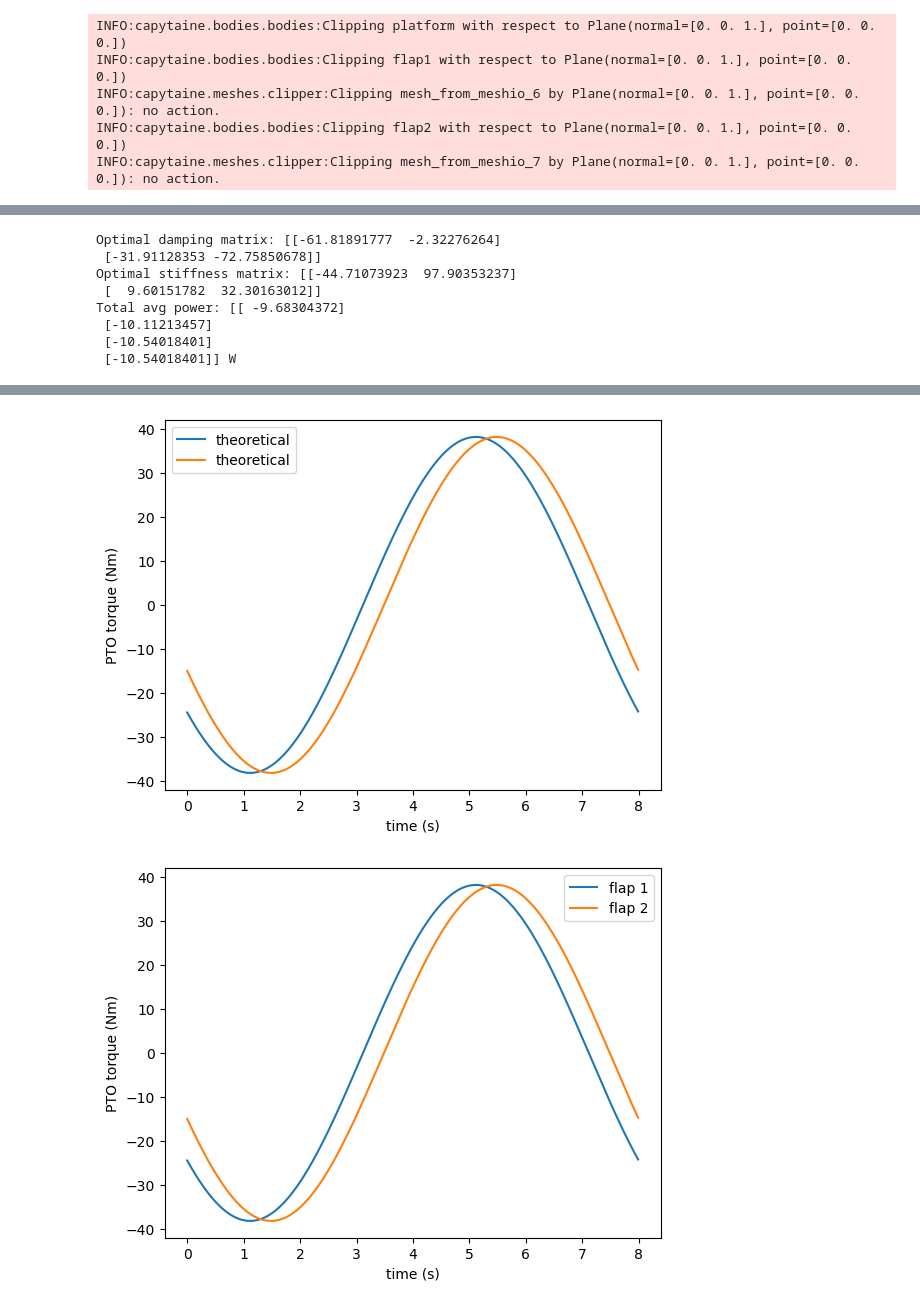
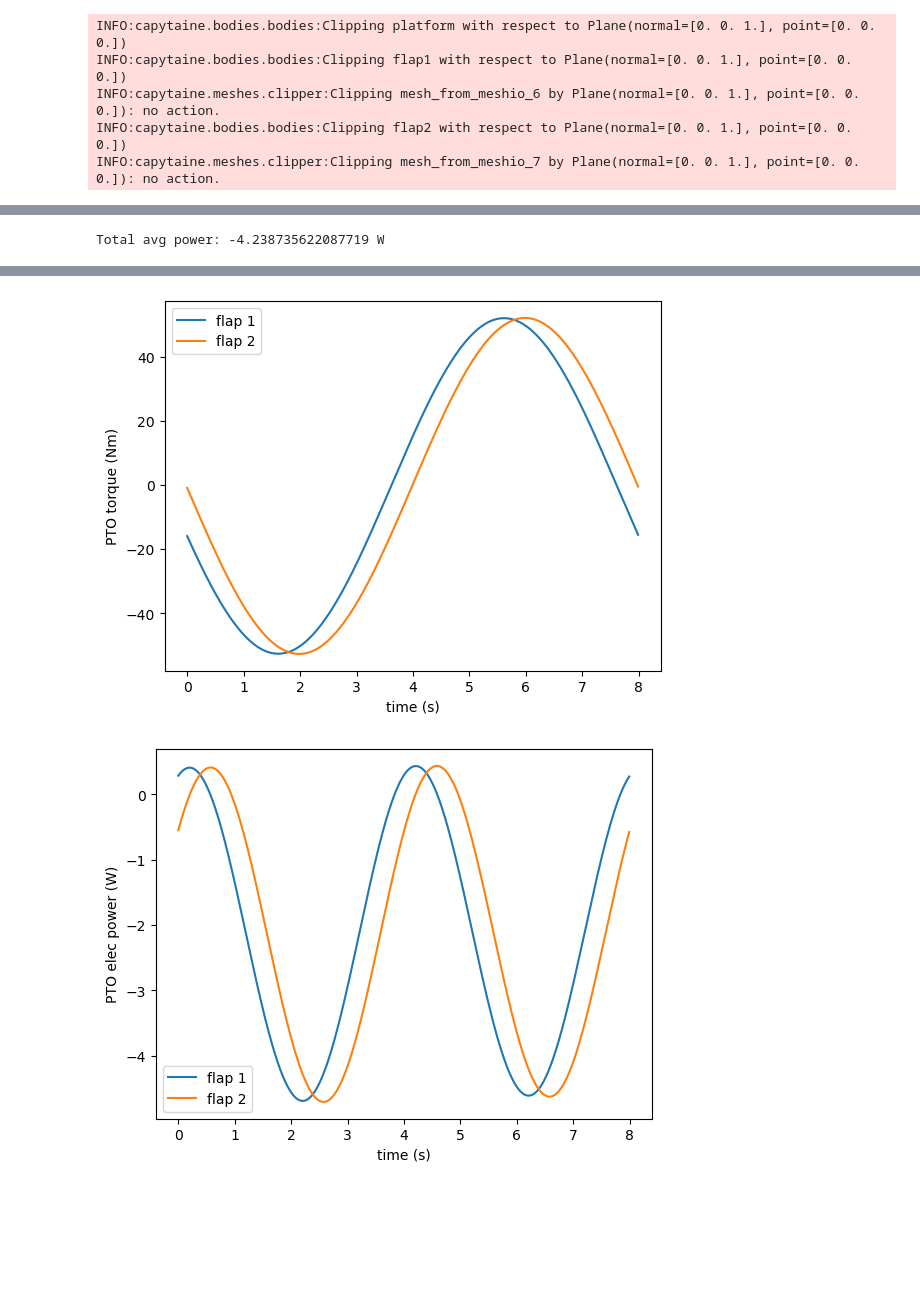
Before and after one commit to jtgrasb/WecOptTool, a Jupyter notebook: examples/FOSWEC_M4E/FOSWEC_M4E_unstructured.ipynb, the cells around one changed output, grey strips where cells are left out. Saved outputs shown, nothing was run; the diff lists cells and outputs as text; code cells hidden in the pictures; blank space fills up the shorter version.

```diff
--- a/examples/FOSWEC_M4E/FOSWEC_M4E_unstructured.ipynb
+++ b/examples/FOSWEC_M4E/FOSWEC_M4E_unstructured.ipynb
@@ -565,10 +538,8 @@ def run_opt(P=True,I=False,unstructured=False,coupled=False):
 
     return wec, pto, results, wec_tdom, pto_tdom, wec_tdom_9dof, avg_power
 # %%
-avg_power = np.zeros((2,1))
 
-wec, pto, results, wec_tdom, pto_tdom, wec_tdom_9dof, avg_power[0] = run_opt(P=False,I=False,unstructured=True,coupled=False)
-wec, pto, results, wec_tdom, pto_tdom, wec_tdom_9dof, avg_power[1] = run_opt(P=False,I=False,unstructured=True,coupled=True)
+wec, pto, results, wec_tdom, pto_tdom, wec_tdom_9dof, avg_power = run_opt(P=False,I=False,unstructured=True,coupled=False)
 
 print(avg_power)
 # %% [output]
@@ -623,11 +572,10 @@ Text(0.5, 1.0, 'Average Power by Controller')
 # %%
 
-
-x_wec, x_opt = wec.decompose_state(results[0].x)
-P = jnp.reshape(x_opt[:pto.ndof**2], (pto.ndof, pto.ndof))
-I = jnp.reshape(x_opt[pto.ndof**2:], (pto.ndof, pto.ndof))
-print(f'Optimal damping matrix: {P}')
-print(f'Optimal stiffness matrix: {I}')
+#x_wec, x_opt = wec.decompose_state(results[0].x)
+#P = jnp.reshape(x_opt[:pto.ndof**2], (pto.ndof, pto.ndof))
+#I = jnp.reshape(x_opt[pto.ndof**2:], (pto.ndof, pto.ndof))
+#print(f'Optimal damping matrix: {P}')
+#print(f'Optimal stiffness matrix: {I}')
 
 plt.figure()
 plt.plot(wec_tdom['time'], wec_tdom_9dof[0,:], label='surge')
@@ -659,13 +607,13 @@ plt.ylabel('PTO vel (rad/s)')
 plt.legend()
 
 # calculate theoretical torque
-pto_force_theor = np.dot(np.squeeze(pto_tdom['vel']), P.T) + np.dot(np.squeeze(pto_tdom['pos']), I.T)
+#pto_force_theor = np.dot(np.squeeze(pto_tdom['vel']), P.T) + np.dot(np.squeeze(pto_tdom['pos']), I.T)
 
-plt.figure()
-plt.plot(pto_tdom['time'], pto_force_theor, label='theoretical')
-plt.xlabel('time (s)')
-plt.ylabel('PTO torque (Nm)')
-plt.legend()
+#plt.figure()
+#plt.plot(pto_tdom['time'], pto_force_theor, label='theoretical')
+#plt.xlabel('time (s)')
+#plt.ylabel('PTO torque (Nm)')
+#plt.legend()
 
 plt.figure()
 plt.plot(pto_tdom['time'], pto_tdom['force'][0,:,0], label='flap 1')
@@ -675,20 +623,12 @@ plt.ylabel('PTO torque (Nm)')
 plt.legend()
 
 plt.figure()
-plt.plot(pto_tdom['time'], pto_tdom['power'][0,0,:,0], label='flap 1')
-plt.plot(pto_tdom['time'], pto_tdom['power'][0,0,:,1], label='flap 2')
+plt.plot(pto_tdom['time'], pto_tdom['power'][0,1,:,0], label='flap 1')
+plt.plot(pto_tdom['time'], pto_tdom['power'][0,1,:,1], label='flap 2')
 plt.xlabel('time (s)')
-plt.ylabel('PTO power (W)')
+plt.ylabel('PTO elec power (W)')
 plt.legend()
 
-
 print(f'Total avg power: {avg_power} W')
 # %% [output]
-Optimal damping matrix: [[-61.81891777  -2.32276264]
- [-31.91128353 -72.75850678]]
-Optimal stiffness matrix: [[-44.71073923  97.90353237]
- [  9.60151782  32.30163012]]
-Total avg power: [[ -9.68304372]
- [-10.11213457]
- [-10.54018401]
- [-10.54018401]] W
+Total avg power: -4.238735622087719 W
@@ -699,2 +639,2 @@ Total avg power: [[ -9.68304372]
-[figure, old version]
+[figure, new version]
-[figure, old version]
+[figure, new version]
```
Also changed, not shown: parts of 7 cells of this notebook, 11 other files.
